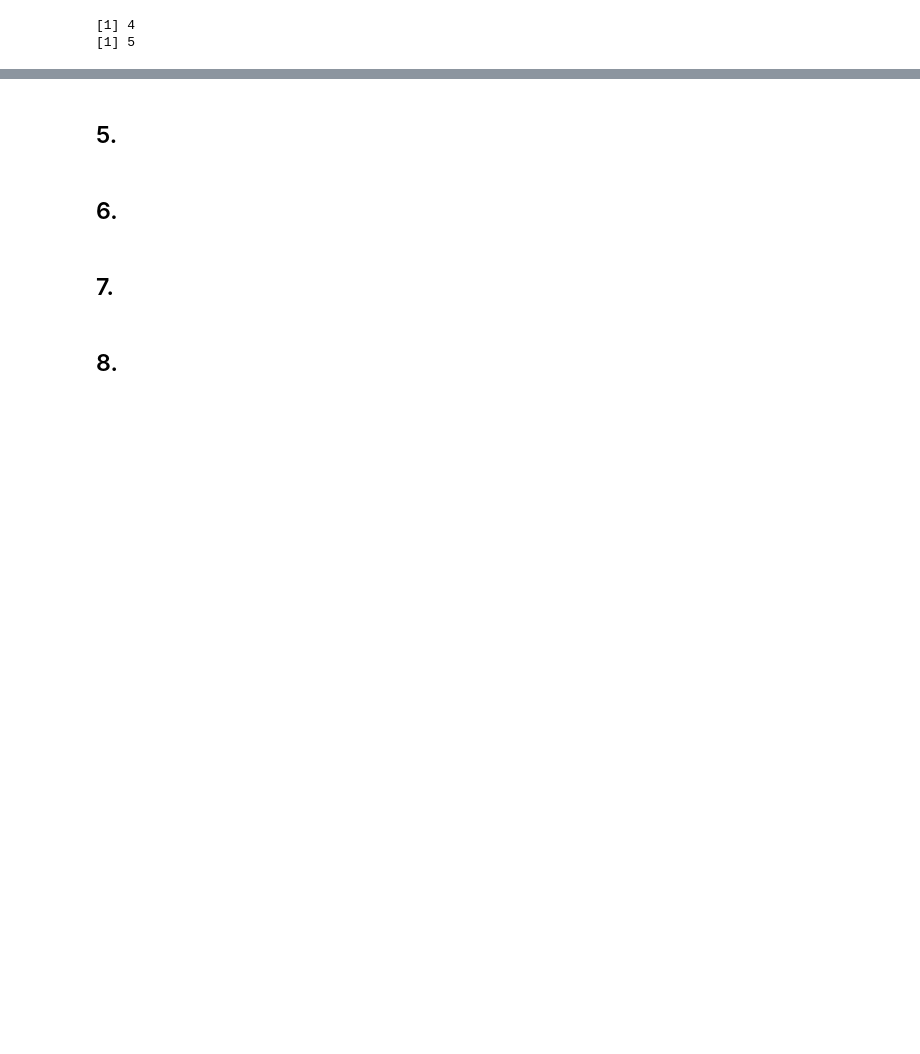
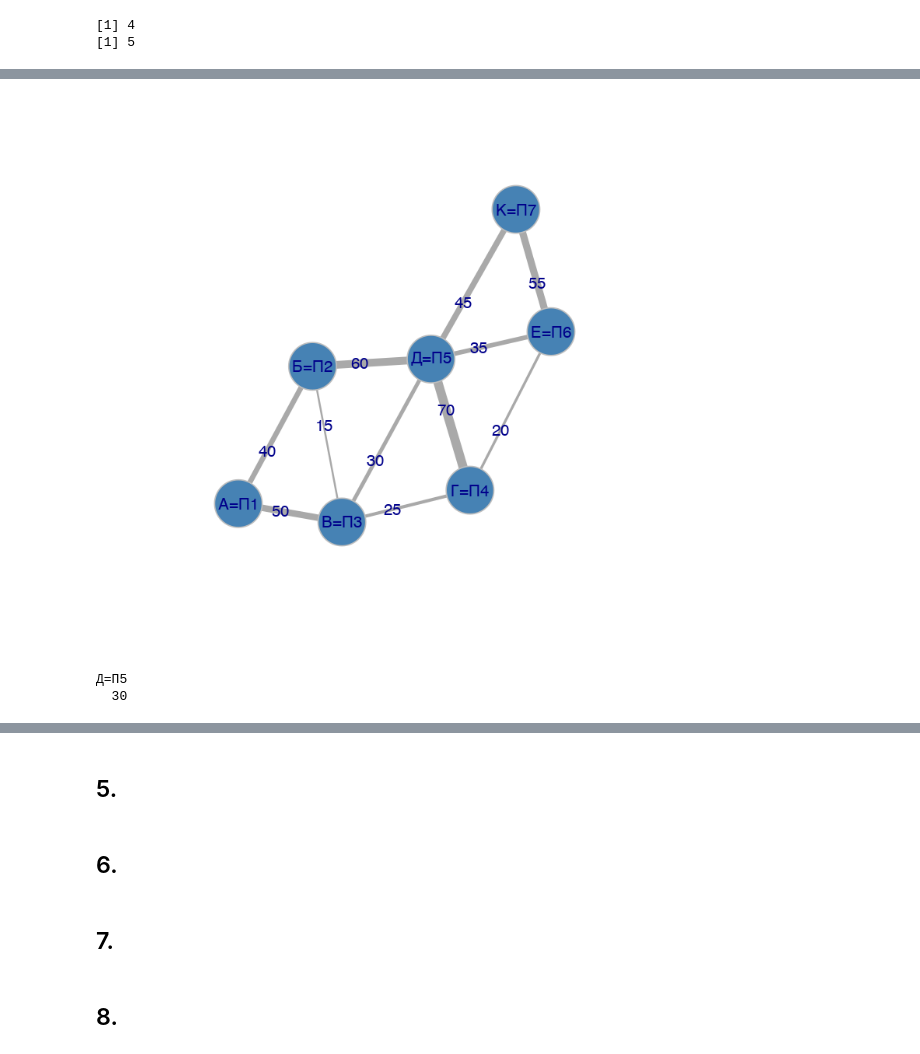
Before and after one commit to OlgaBelitskaya/it_20172018, a Jupyter notebook: 2017_Variant3_R.ipynb, the cells around one changed output, grey strips where cells are left out. Cells and saved outputs as stored; diff of their text form; code cells hidden in the pictures; blank space fills up the shorter version.

```diff
--- a/2017_Variant3_R.ipynb
+++ b/2017_Variant3_R.ipynb
@@ -140,0 +216,19 @@ answer_dictionary[2] <- '45'
+# %%
+options(warn = -1,repr.plot.width=6,repr.plot.height=6)
+edges <- c('А=П1','Б=П2', 'А=П1','В=П3', 'Б=П2','В=П3', 'Б=П2','Д=П5',
+           'В=П3','Г=П4', 'В=П3','Д=П5', 'Г=П4','Д=П5', 'Г=П4','Е=П6',
+           'Д=П5','Е=П6', 'Д=П5','К=П7', 'Е=П6','К=П7')
+weights <- c(40,50,15,60,25,30,70,20,35,45,55)
+
+g <- graph(edges, directed=FALSE)%>%
+    set_edge_attr("weight", value=weights)
+plot(g,
+     vertex.color="steelblue",vertex.size=30,vertex.frame.color="gray",
+     edge.label=E(g)$weight,edge.width=E(g)$weight/10)
+# %% [output]
+[figure, added]
+# %%
+g['В=П3']['Д=П5']
+# %% [output]
+Д=П5
+  30
```
Also changed, not shown: parts of 12 cells of this notebook, 1 other file.
